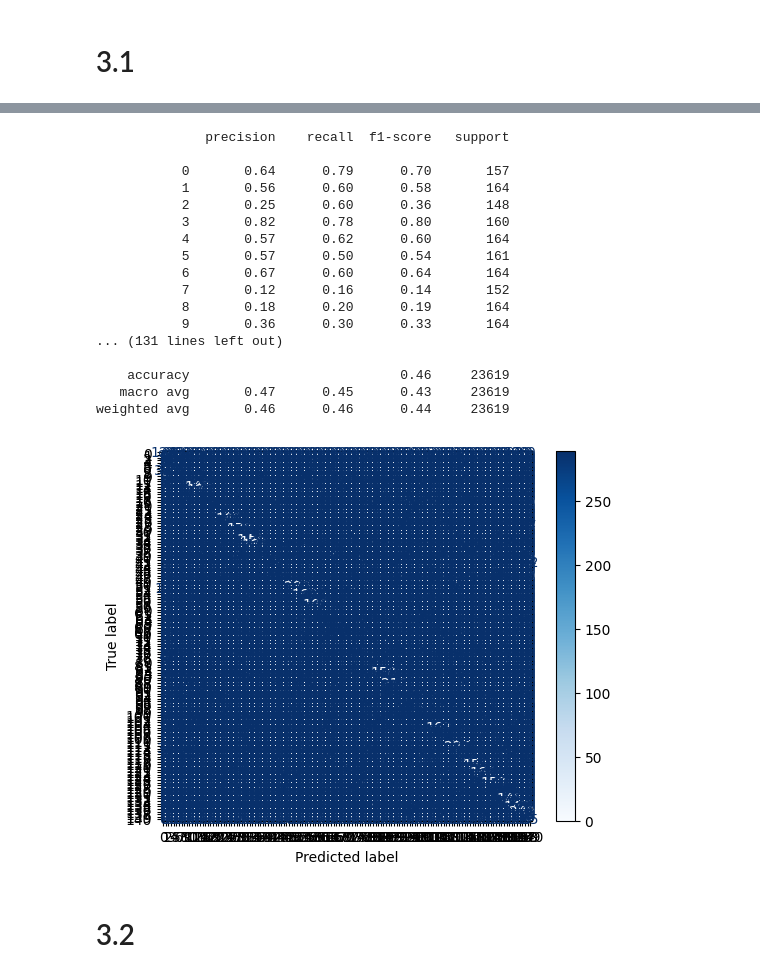
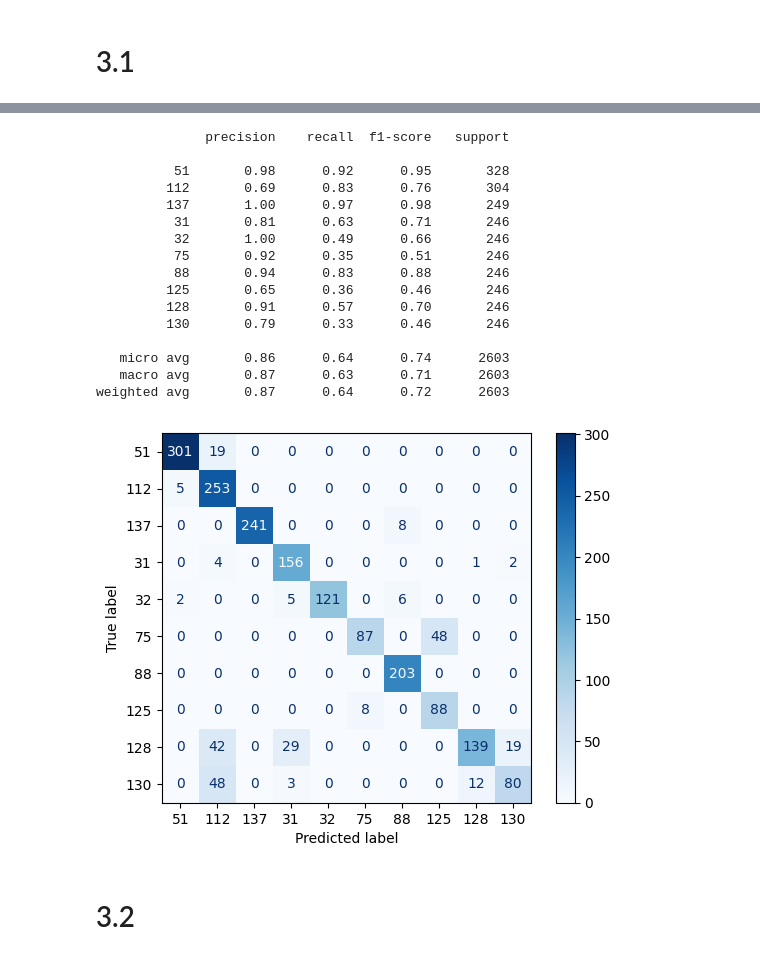
Before and after one commit to Vulturul2k/ML_project, a Jupyter notebook: fuits360p2.ipynb, the cells around one changed output, grey strips where cells are left out. Saved outputs shown, nothing was run; the diff lists cells and outputs as text; code cells hidden in the pictures.

```diff
--- a/fuits360p2.ipynb
+++ b/fuits360p2.ipynb
@@ -289,40 +280,46 @@ Train Acc: 0.5568,
 # %%
 from sklearn.metrics import classification_report, ConfusionMatrixDisplay
+from collections import Counter
 
 model.eval()
 all_preds = []
 all_labels = []
 
 with torch.no_grad():
     for inputs, labels in test_loader:
         inputs, labels = inputs.to(device), labels.to(device)
         outputs = model(inputs)
         _, predicted = torch.max(outputs, 1)
         all_preds.extend(predicted.cpu().numpy())
         all_labels.extend(labels.cpu().numpy())
 
-print(classification_report(all_labels, all_preds))
-ConfusionMatrixDisplay.from_predictions(all_labels, all_preds, cmap='Blues')
+
+top_10_classes = [item[0] for item in Counter(all_labels).most_common(10)]
+
+filtered_preds = [pred for pred, label in zip(all_preds, all_labels) if label in top_10_classes]
+filtered_labels = [label for label in all_labels if label in top_10_classes]
+
+print(classification_report(filtered_labels, filtered_preds, labels=top_10_classes))
+ConfusionMatrixDisplay.from_predictions(filtered_labels, filtered_preds, labels=top_10_classes, cmap='Blues')
 plt.show()
 # %% [output]
               precision    recall  f1-score   support
 
-           0       0.64      0.79      0.70       157
-           1       0.56      0.60      0.58       164
-           2       0.25      0.60      0.36       148
-           3       0.82      0.78      0.80       160
-           4       0.57      0.62      0.60       164
-           5       0.57      0.50      0.54       161
-           6       0.67      0.60      0.64       164
-           7       0.12      0.16      0.14       152
-           8       0.18      0.20      0.19       164
-           9       0.36      0.30      0.33       164
-... (131 lines left out)
+          51       0.98      0.92      0.95       328
+         112       0.69      0.83      0.76       304
+         137       1.00      0.97      0.98       249
+          31       0.81      0.63      0.71       246
+          32       1.00      0.49      0.66       246
+          75       0.92      0.35      0.51       246
+          88       0.94      0.83      0.88       246
+         125       0.65      0.36      0.46       246
+         128       0.91      0.57      0.70       246
+         130       0.79      0.33      0.46       246
 
-    accuracy                           0.46     23619
-   macro avg       0.47      0.45      0.43     23619
-weighted avg       0.46      0.46      0.44     23619
+   micro avg       0.86      0.64      0.74      2603
+   macro avg       0.87      0.63      0.71      2603
+weighted avg       0.87      0.64      0.72      2603
-[figure, old version]
+[figure, new version]
 # %% [markdown]
 # 3.2
 # %%
```
Also changed, not shown: parts of 20 cells of this notebook, 5 other files.
